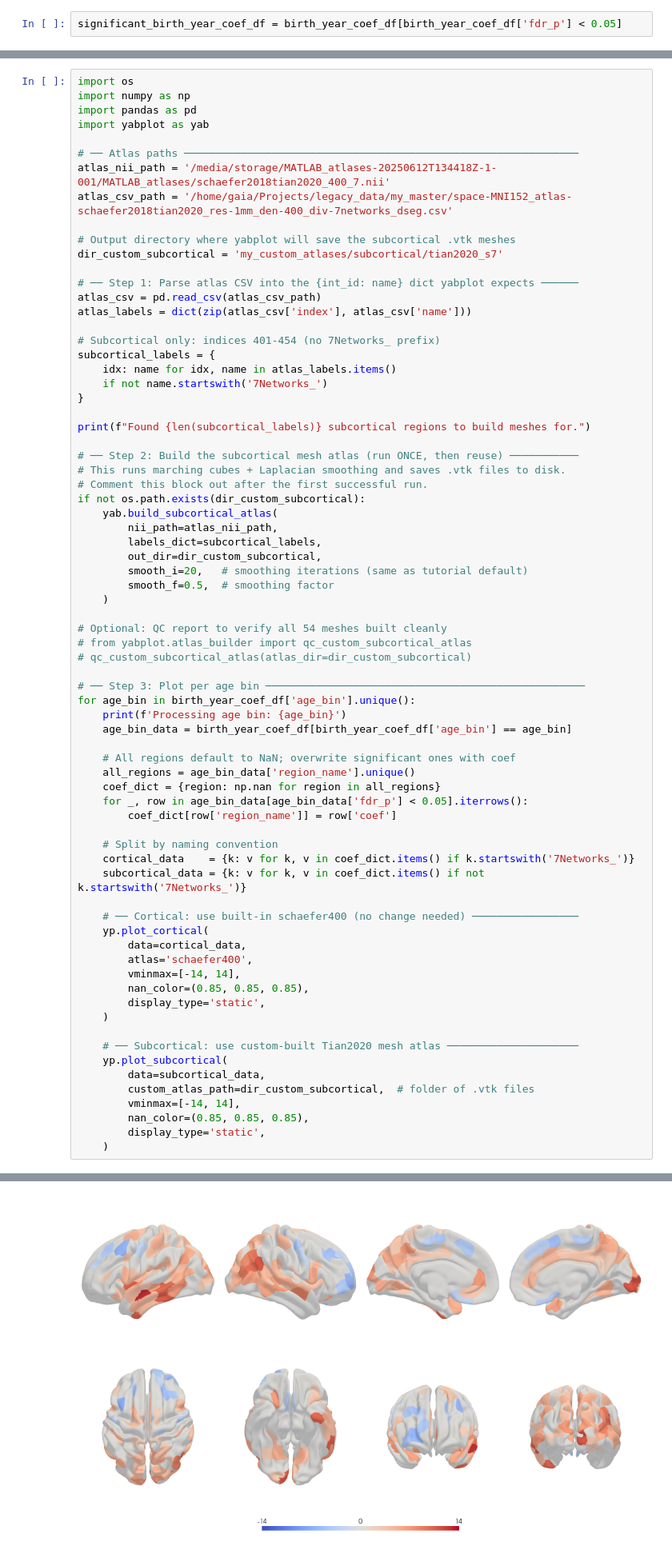
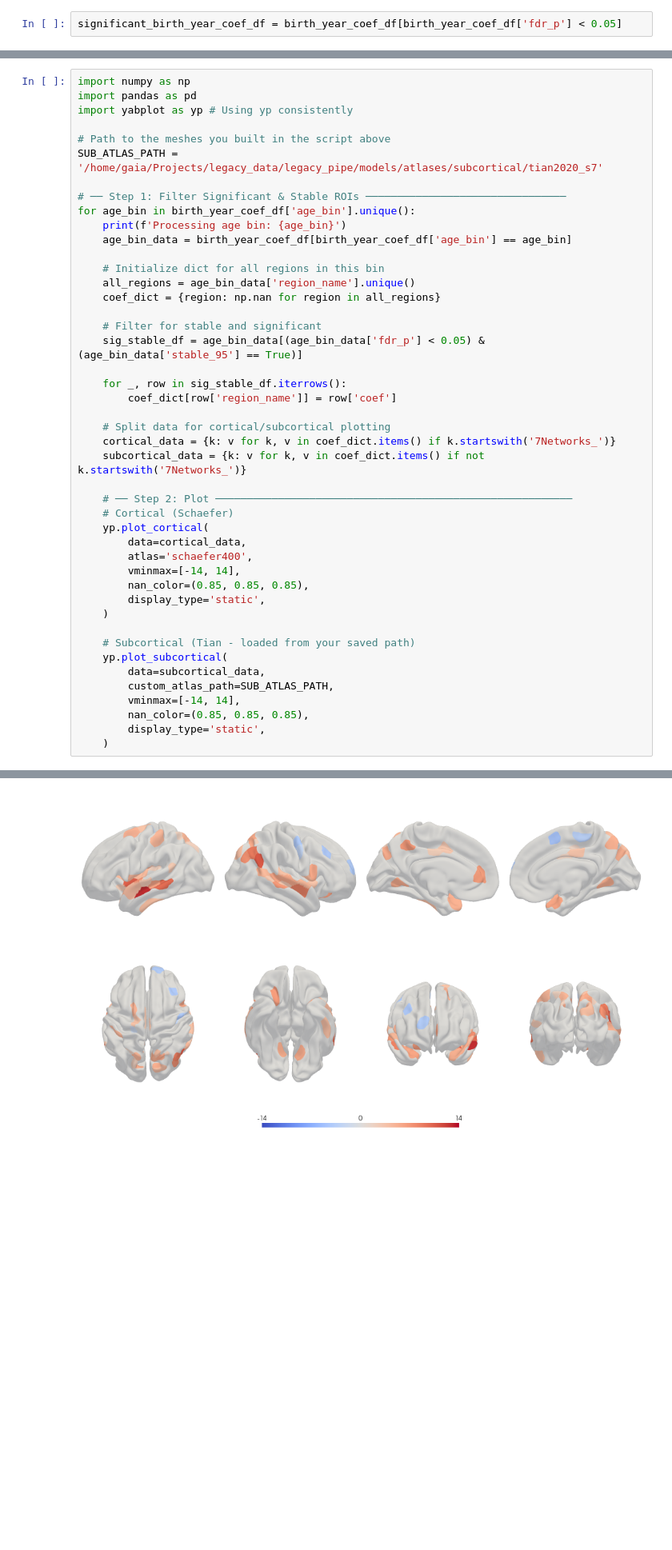
Before and after one commit to GaiaNegev13/legacy_pipe, a Jupyter notebook: scripts/data_analysis/step10_coefficient_trend_analisys.ipynb, the cells around one changed output, grey strips where cells are left out. Shown at 80% size. Drawn from its saved outputs; the diff is of its cells as text; blank space fills up the shorter version.

Commit message:
custom atlas creation and plotting only stable rois in step10

```diff
--- a/scripts/data_analysis/step10_coefficient_trend_analisys.ipynb
+++ b/scripts/data_analysis/step10_coefficient_trend_analisys.ipynb
@@ -180,60 +240,32 @@ atlas_labels = atlas_img.get_fdata()
 # %%
-import os
 import numpy as np
 import pandas as pd
-import yabplot as yab
+import yabplot as yp # Using yp consistently
 
-# ── Atlas paths ───────────────────────────────────────────────────────────────
-atlas_nii_path = '/media/storage/MATLAB_atlases-20250612T134418Z-1-001/MATLAB_atlases/schaefer2018tian2020_400_7.nii'
-atlas_csv_path = '/home/gaia/Projects/legacy_data/my_master/space-MNI152_atlas-schaefer2018tian2020_res-1mm_den-400_div-7networks_dseg.csv'
+# Path to the meshes you built in the script above
+SUB_ATLAS_PATH = '/home/gaia/Projects/legacy_data/legacy_pipe/models/atlases/subcortical/tian2020_s7'
 
-# Output directory where yabplot will save the subcortical .vtk meshes
-dir_custom_subcortical = 'my_custom_atlases/subcortical/tian2020_s7'
-
-# ── Step 1: Parse atlas CSV into the {int_id: name} dict yabplot expects ──────
-atlas_csv = pd.read_csv(atlas_csv_path)
-atlas_labels = dict(zip(atlas_csv['index'], atlas_csv['name']))
-
-# Subcortical only: indices 401-454 (no 7Networks_ prefix)
-subcortical_labels = {
-    idx: name for idx, name in atlas_labels.items()
-    if not name.startswith('7Networks_')
-}
-
-print(f"Found {len(subcortical_labels)} subcortical regions to build meshes for.")
-
-# ── Step 2: Build the subcortical mesh atlas (run ONCE, then reuse) ───────────
-# This runs marching cubes + Laplacian smoothing and saves .vtk files to disk.
-# Comment this block out after the first successful run.
-if not os.path.exists(dir_custom_subcortical):
-    yab.build_subcortical_atlas(
-        nii_path=atlas_nii_path,
-        labels_dict=subcortical_labels,
-        out_dir=dir_custom_subcortical,
-        smooth_i=20,   # smoothing iterations (same as tutorial default)
-        smooth_f=0.5,  # smoothing factor
-    )
-
-# Optional: QC report to verify all 54 meshes built cleanly
-# from yabplot.atlas_builder import qc_custom_subcortical_atlas
-# qc_custom_subcortical_atlas(atlas_dir=dir_custom_subcortical)
-
-# ── Step 3: Plot per age bin ───────────────────────────────────────────────────
+# ── Step 1: Filter Significant & Stable ROIs ────────────────────────────────
 for age_bin in birth_year_coef_df['age_bin'].unique():
     print(f'Processing age bin: {age_bin}')
     age_bin_data = birth_year_coef_df[birth_year_coef_df['age_bin'] == age_bin]
 
-    # All regions default to NaN; overwrite significant ones with coef
+    # Initialize dict for all regions in this bin
     all_regions = age_bin_data['region_name'].unique()
     coef_dict = {region: np.nan for region in all_regions}
-    for _, row in age_bin_data[age_bin_data['fdr_p'] < 0.05].iterrows():
+
+    # Filter for stable and significant
+    sig_stable_df = age_bin_data[(age_bin_data['fdr_p'] < 0.05) & (age_bin_data['stable_95'] == True)]
+
+    for _, row in sig_stable_df.iterrows():
         coef_dict[row['region_name']] = row['coef']
 
-    # Split by naming convention
-    cortical_data    = {k: v for k, v in coef_dict.items() if k.startswith('7Networks_')}
+    # Split data for cortical/subcortical plotting
+    cortical_data = {k: v for k, v in coef_dict.items() if k.startswith('7Networks_')}
     subcortical_data = {k: v for k, v in coef_dict.items() if not k.startswith('7Networks_')}
 
-    # ── Cortical: use built-in schaefer400 (no change needed) ─────────────────
+    # ── Step 2: Plot ─────────────────────────────────────────────────────────
+    # Cortical (Schaefer)
     yp.plot_cortical(
         data=cortical_data,
         atlas='schaefer400',
@@ -242,10 +274,10 @@ for age_bin in birth_year_coef_df['age_bin'].unique():
         display_type='static',
     )
 
-    # ── Subcortical: use custom-built Tian2020 mesh atlas ─────────────────────
+    # Subcortical (Tian - loaded from your saved path)
     yp.plot_subcortical(
         data=subcortical_data,
-        custom_atlas_path=dir_custom_subcortical,  # folder of .vtk files
+        custom_atlas_path=SUB_ATLAS_PATH,
         vminmax=[-14, 14],
         nan_color=(0.85, 0.85, 0.85),
         display_type='static',
@@ -276,5 +292,5 @@ Processing age bin: (25, 30]
 Processing age bin: (30, 35]
-[figure, old version]
+[figure, new version]
 [figure]
 # %% [markdown]
 # show ROIs to focus on the brain
```
Also changed, not shown: parts of 7 cells of this notebook, 57 other files.
